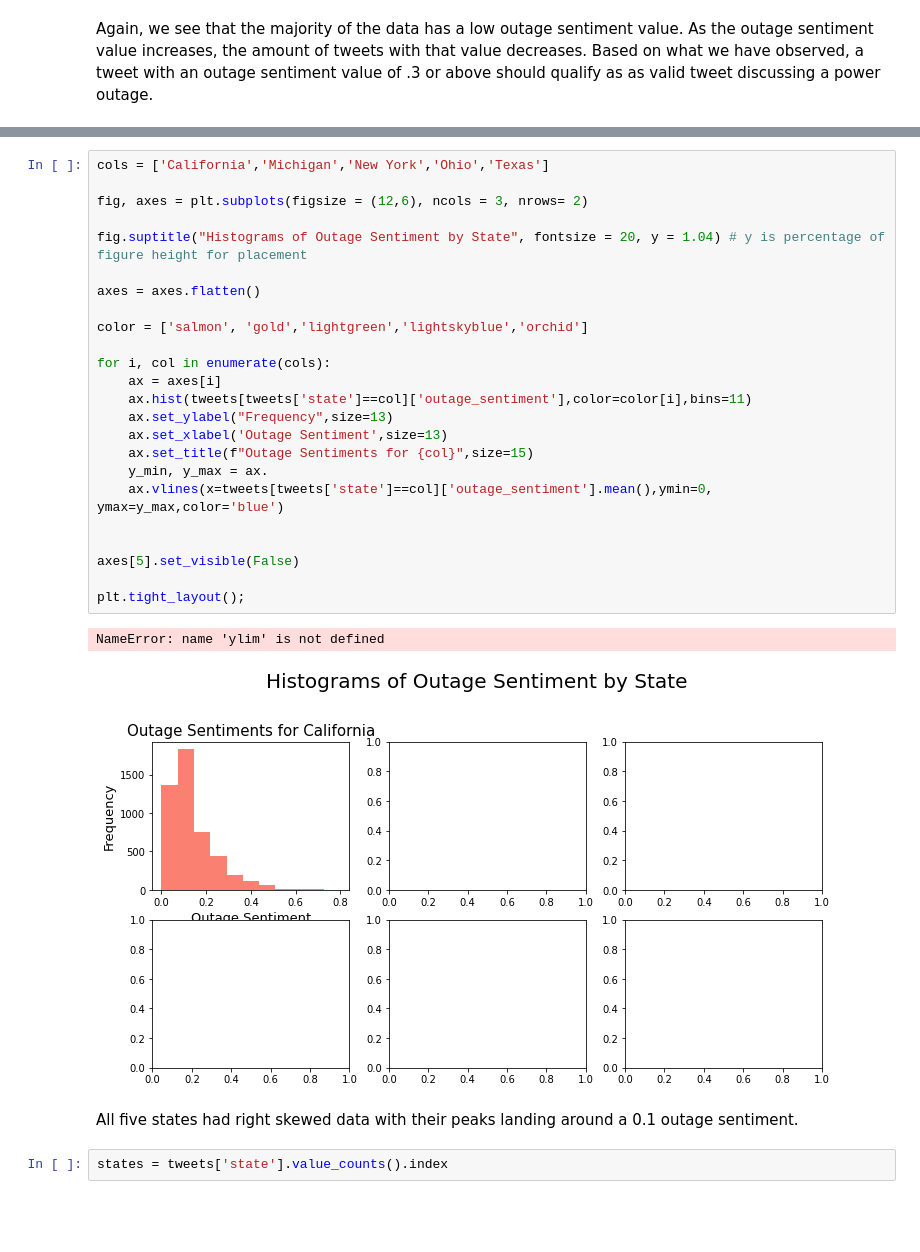
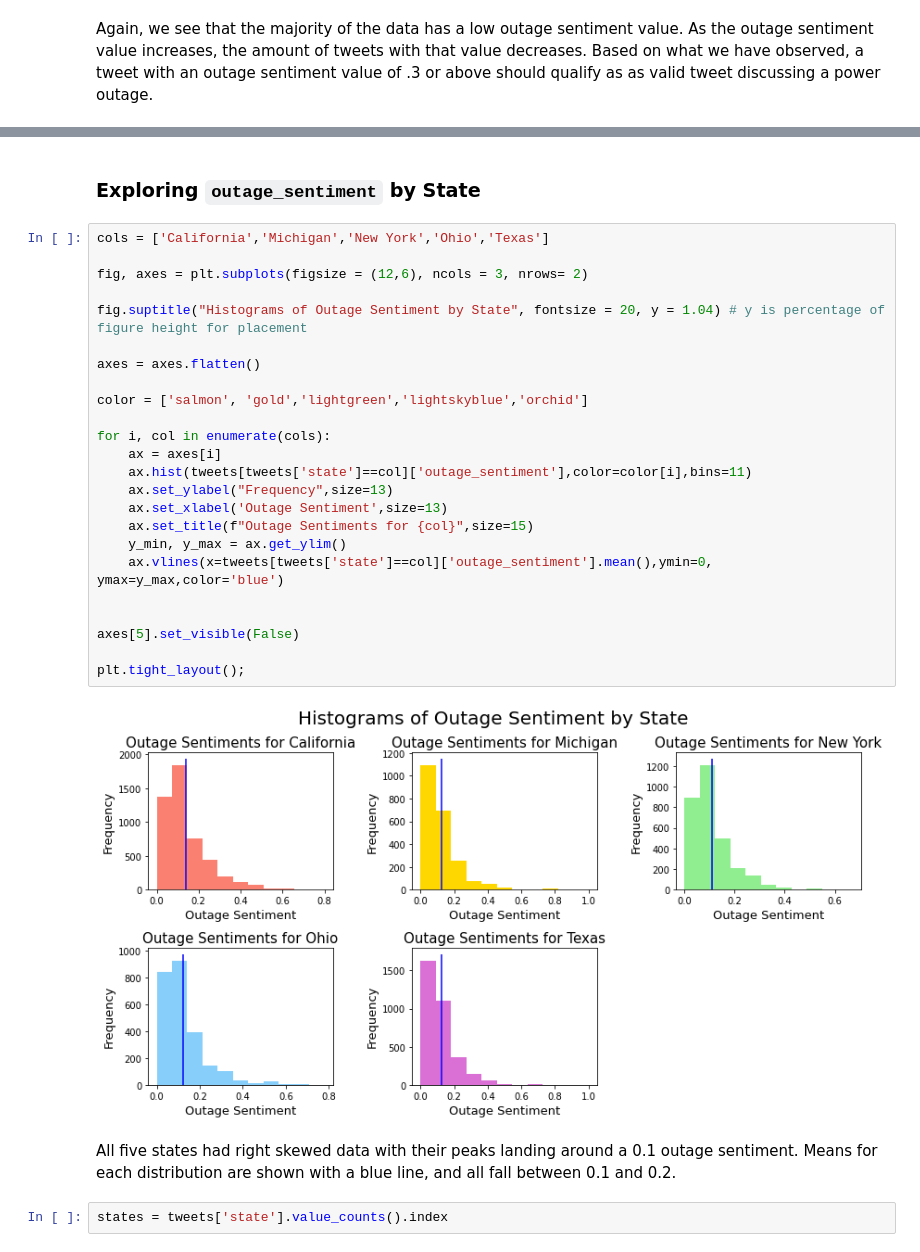
Before and after one commit to dmedellin2/mapping_power_outages, a Jupyter notebook: danielle/03_EDA.ipynb, the cells around one changed output, grey strips where cells are left out. Cells and saved outputs as stored; diff of their text form; blank space fills up the shorter version.

```diff
--- a/danielle/03_EDA.ipynb
+++ b/danielle/03_EDA.ipynb
@@ -141,32 +135,33 @@ Name: outage_sentiment, dtype: int64
+# %% [markdown]
+### Exploring `outage_sentiment` by State
 # %%
 cols = ['California','Michigan','New York','Ohio','Texas']
 
 fig, axes = plt.subplots(figsize = (12,6), ncols = 3, nrows= 2)
 
 fig.suptitle("Histograms of Outage Sentiment by State", fontsize = 20, y = 1.04) # y is percentage of figure height for placement
 
 axes = axes.flatten()
 
 color = ['salmon', 'gold','lightgreen','lightskyblue','orchid']
 
 for i, col in enumerate(cols):
     ax = axes[i]
     ax.hist(tweets[tweets['state']==col]['outage_sentiment'],color=color[i],bins=11)
     ax.set_ylabel("Frequency",size=13)
     ax.set_xlabel('Outage Sentiment',size=13)
     ax.set_title(f"Outage Sentiments for {col}",size=15)
-    y_min, y_max = ax.
+    y_min, y_max = ax.get_ylim()
     ax.vlines(x=tweets[tweets['state']==col]['outage_sentiment'].mean(),ymin=0, ymax=y_max,color='blue')
 
 
 axes[5].set_visible(False)
 
 plt.tight_layout();
 # %% [output]
-NameError: name 'ylim' is not defined
-[figure, old version]
+[figure, new version]
 # %% [markdown]
-All five states had right skewed data with their peaks landing around a 0.1 outage sentiment.
+All five states had right skewed data with their peaks landing around a 0.1 outage sentiment. Means for each distribution are shown with a blue line, and all fall between 0.1 and 0.2.
 # %%
 states = tweets['state'].value_counts().index
 # %%
```
Also changed, not shown: parts of 10 cells of this notebook, 1 other file.
